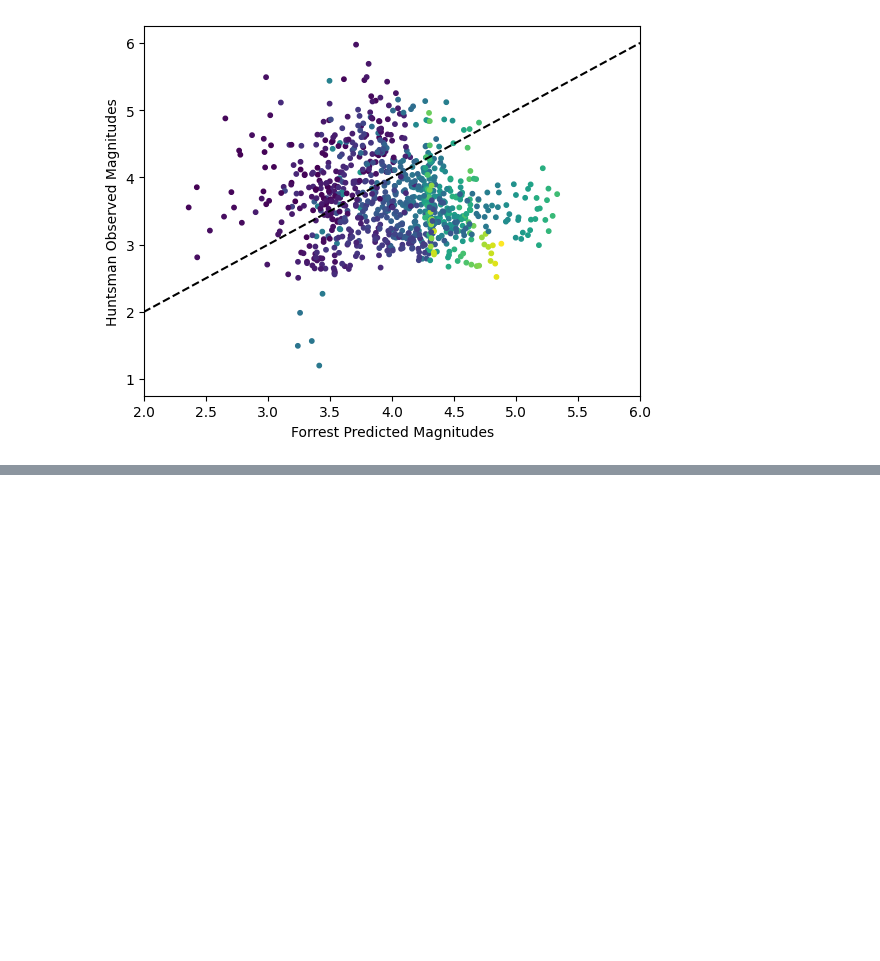
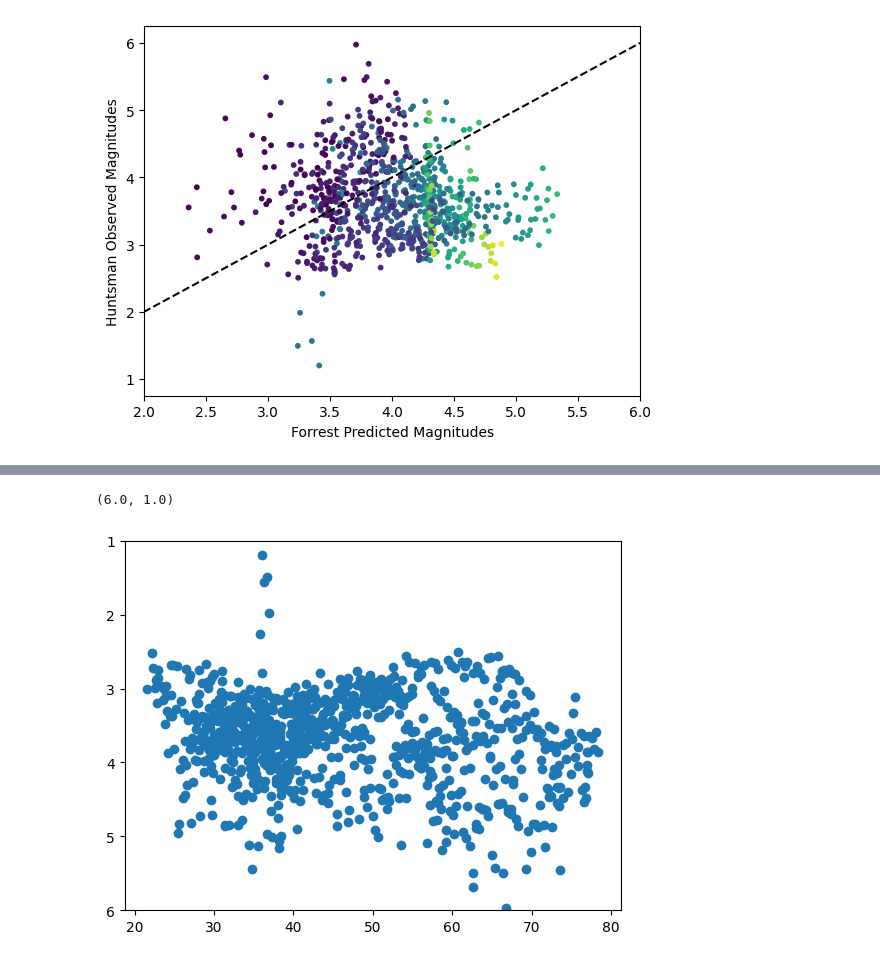
Before and after one commit to Physarah/satellite-optical-brightness, a Jupyter notebook: daytime/pass_prediction/predict_all.ipynb, the cells around one changed output, grey strips where cells are left out. Cells and saved outputs as stored; diff of their text form; code cells hidden in the pictures; blank space fills up the shorter version.

```diff
--- a/daytime/pass_prediction/predict_all.ipynb
+++ b/daytime/pass_prediction/predict_all.ipynb
@@ -261,0 +396,6 @@ df.to_csv('/Users/physarah/Desktop/forrest_comparison_sat_data.csv')
+# %%
+plt.scatter(satellite_data['altitude2'], satellite_data['calibed_mags'])
+plt.ylim(6,1)
+# %% [output]
+(6.0, 1.0)
+[figure, added]
```
Also changed, not shown: parts of 15 cells of this notebook, 7 other files.
